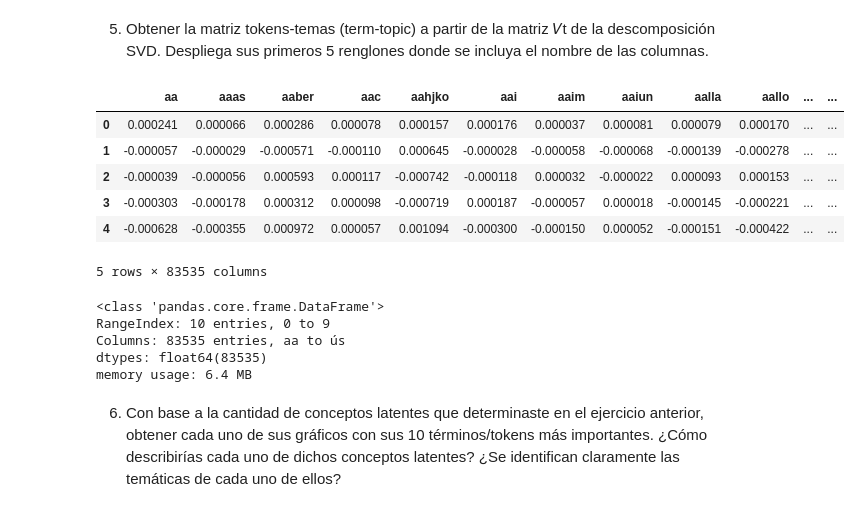
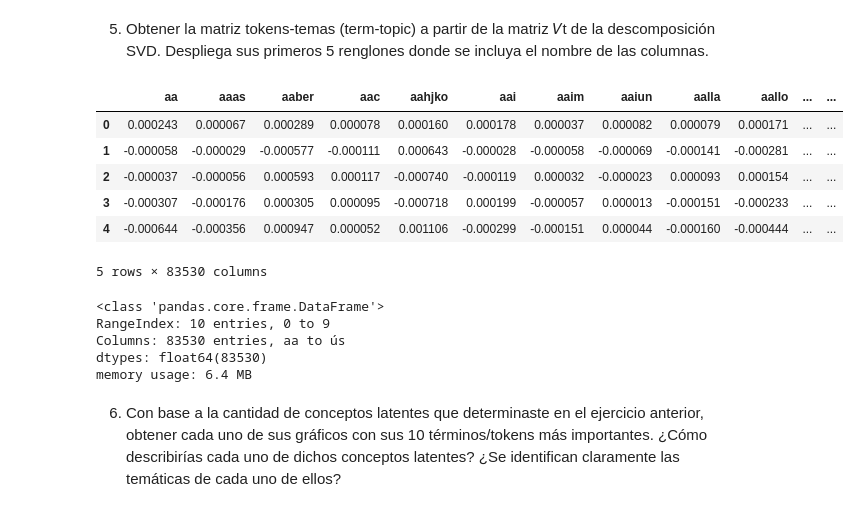
Before and after one commit to Jesus2342/NLP, a Jupyter notebook: teammi_copia.ipynb, the cells around one changed output. Saved outputs shown, nothing was run; the diff lists cells and outputs as text; code cells hidden in the pictures.

```diff
--- a/teammi_copia.ipynb
+++ b/teammi_copia.ipynb
@@ -178,0 +181,5 @@ tokens_lematizados = [process_tokens(noticia) for noticia in limpieza_token]
+# %%
+stop_words=['él','mas','segun','si','tambien','yo']
+tokens_lema_wo_stop=[[token for token in noticia if token not in stop_words] for noticia in tokens_lematizados]
+
+tokens_deleted=[[token for token in noticia if token in stop_words] for noticia in tokens_lematizados]
@@ -179,6 +190,6 @@ tokens_lematizados = [process_tokens(noticia) for noticia in limpieza_token]
 # %%
-lema_token_str = [', '.join(tokens) for tokens in tokens_lematizados]
+lema_token_str = [', '.join(tokens) for tokens in tokens_lema_wo_stop]
 lema_token_str_serie = pd.Series(lema_token_str)
-df_tokens_lema = pd.DataFrame(lema_token_str_serie, columns=['Tokens lemmatizados'])
+df_tokens_lema = pd.DataFrame(lema_token_str_serie, columns=['Tokens_filt'])
 df_tokens_lema.head(5)
 # %% [output]
@@ -196,7 +207,7 @@ algunas de sus columnas con sus nombres, donde las columnas son los tokens. ¿Cu
 significado de cada renglón? ¿Y el significado de cada columna?
 # %%
 vectorizador = TfidfVectorizer()
-matrix_tfidf = vectorizador.fit_transform(df_tokens_lema['Tokens lemmatizados'])
-features_names= vectorizador.get_feature_names_out()
+matrix_tfidf = vectorizador.fit_transform(df_tokens_lema['Tokens_filt'])
+features_names = vectorizador.get_feature_names_out()
 df_tfidf = pd.DataFrame(matrix_tfidf.toarray(), columns=features_names)
-df_tfidf
+df_tfidf = df_tfidf.drop(columns=['él',"yo"])
@@ -255,23 +272,24 @@ Despliega sus primeros 5 renglones donde se incluya el nombre de las columnas.
 # %%
 #Se obtienen los componentes de la matrix vt
 matrix_vt=svd.components_
 df_vt=pd.DataFrame(matrix_vt,columns=features_names)
+df_vt= df_vt.drop(columns=['él',"yo"])
 df_vt.head(5)
 # %% [output]
 |  | aa | aaas | aaber | aac | aahjko | aai | aaim | aaiun | aalla | aallo | ... | ... |
-| 0 | 0.000241 | 0.000066 | 0.000286 | 0.000078 | 0.000157 | 0.000176 | 0.000037 | 0.000081 | 0.000079 | 0.000170 | ... | ... |
-| 1 | -0.000057 | -0.000029 | -0.000571 | -0.000110 | 0.000645 | -0.000028 | -0.000058 | -0.000068 | -0.000139 | -0.000278 | ... | ... |
-| 2 | -0.000039 | -0.000056 | 0.000593 | 0.000117 | -0.000742 | -0.000118 | 0.000032 | -0.000022 | 0.000093 | 0.000153 | ... | ... |
-| 3 | -0.000303 | -0.000178 | 0.000312 | 0.000098 | -0.000719 | 0.000187 | -0.000057 | 0.000018 | -0.000145 | -0.000221 | ... | ... |
-| 4 | -0.000628 | -0.000355 | 0.000972 | 0.000057 | 0.001094 | -0.000300 | -0.000150 | 0.000052 | -0.000151 | -0.000422 | ... | ... |
+| 0 | 0.000243 | 0.000067 | 0.000289 | 0.000078 | 0.000160 | 0.000178 | 0.000037 | 0.000082 | 0.000079 | 0.000171 | ... | ... |
+| 1 | -0.000058 | -0.000029 | -0.000577 | -0.000111 | 0.000643 | -0.000028 | -0.000058 | -0.000069 | -0.000141 | -0.000281 | ... | ... |
+| 2 | -0.000037 | -0.000056 | 0.000593 | 0.000117 | -0.000740 | -0.000119 | 0.000032 | -0.000023 | 0.000093 | 0.000154 | ... | ... |
+| 3 | -0.000307 | -0.000176 | 0.000305 | 0.000095 | -0.000718 | 0.000199 | -0.000057 | 0.000013 | -0.000151 | -0.000233 | ... | ... |
+| 4 | -0.000644 | -0.000356 | 0.000947 | 0.000052 | 0.001106 | -0.000299 | -0.000151 | 0.000044 | -0.000160 | -0.000444 | ... | ... |
-5 rows × 83535 columns
+5 rows × 83530 columns
 # %%
 df_vt.info()
 # %% [output]
 <class 'pandas.core.frame.DataFrame'>
 RangeIndex: 10 entries, 0 to 9
-Columns: 83535 entries, aa to ús
-dtypes: float64(83535)
+Columns: 83530 entries, aa to ús
+dtypes: float64(83530)
 memory usage: 6.4 MB
 # %% [markdown]
 6. Con base a la cantidad de conceptos latentes que determinaste en el ejercicio anterior, obtener cada
```
Also changed, not shown: parts of 8 cells of this notebook.
